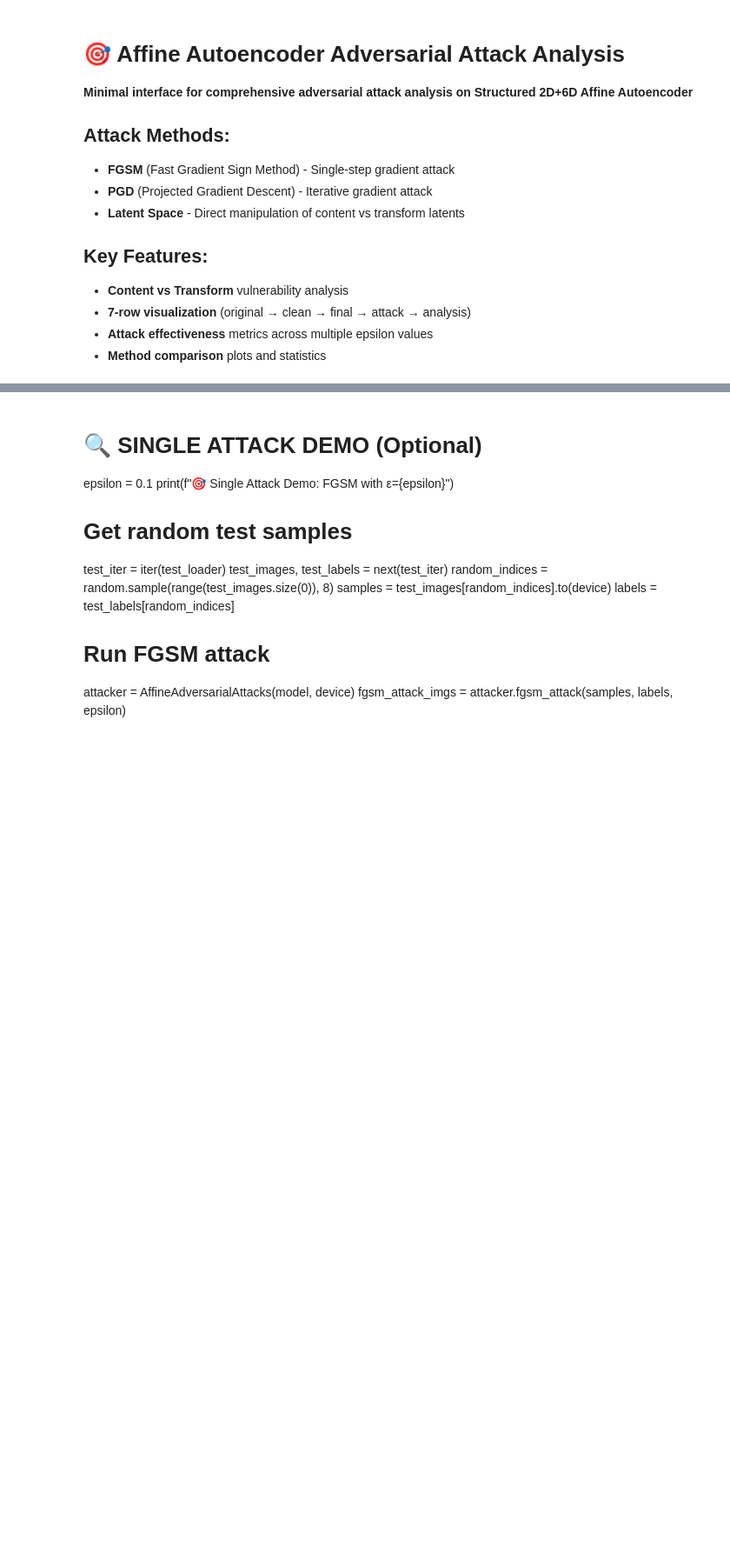
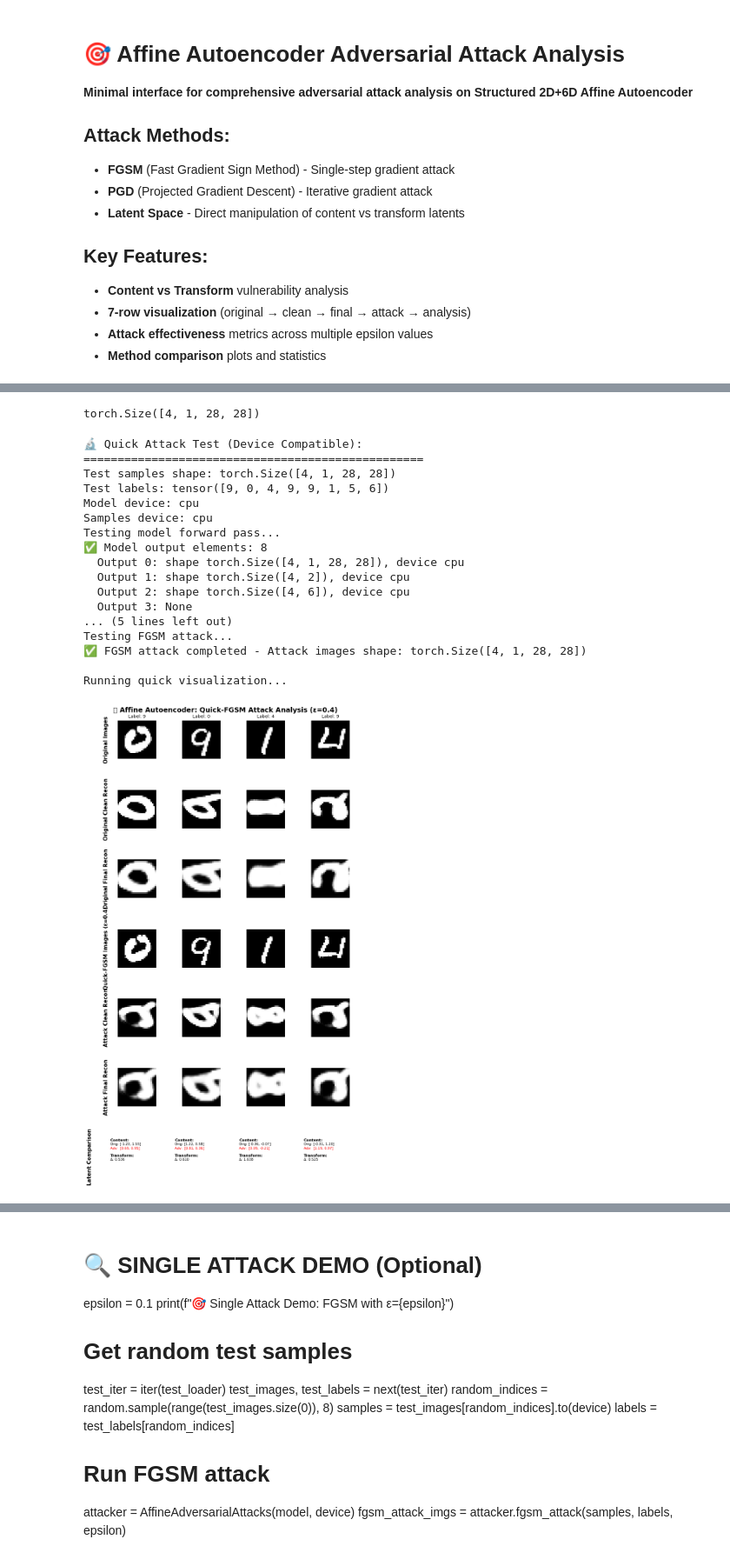
Before and after one commit to amplipy/adversAE, a Jupyter notebook: adversae/vae_training/affine/affine_adversarial_attack_analysis.ipynb, the cells around one changed output, grey strips where cells are left out. Shown: that part at 87% size. Cells and saved outputs as stored; diff of their text form; code cells hidden in the pictures; blank space fills up the shorter version.

Commit message:
found issues with undertraining and rotation of affine images

```diff
--- a/adversae/vae_training/affine/affine_adversarial_attack_analysis.ipynb
+++ b/adversae/vae_training/affine/affine_adversarial_attack_analysis.ipynb
@@ -92,0 +992,71 @@ print("\n🏁 Attack analysis completed!")
+# %%
+attack_samples_cpu.shape
+# %% [output]
+torch.Size([4, 1, 28, 28])
+# %%
+# 🧪 QUICK TEST - Device-compatible version
+print("🔬 Quick Attack Test (Device Compatible):")
+print("="*50)
+
+# Use CPU-compatible samples and model (from device compatibility check)
+# Take just 2 samples for quick test
+test_samples = attack_samples_cpu  # Use CPU samples
+test_labels = attack_labels
+
+print(f"Test samples shape: {test_samples.shape}")
+print(f"Test labels: {test_labels}")
+print(f"Model device: {next(model_cpu.parameters()).device}")
+print(f"Samples device: {test_samples.device}")
+
+print("Testing model forward pass...")
+with torch.no_grad():
+    model_output = model_cpu(test_samples)  # Use CPU model with CPU samples
+    print(f"✅ Model output elements: {len(model_output)}")
+    for i, output in enumerate(model_output):
+        if output is not None:
+            print(f"  Output {i}: shape {output.shape}, device {output.device}")
+        else:
+            print(f"  Output {i}: None")
+
+# Quick FGSM attack test
+print("\nTesting FGSM attack...")
+epsilon = 0.4
+try:
+    # Correct FGSM attack signature: (images, labels, epsilon)
+    fgsm_attack_imgs = attacker.fgsm_attack(test_samples, test_labels, epsilon)
+    print(f"✅ FGSM attack completed - Attack images shape: {fgsm_attack_imgs.shape}")
+
+    # Quick visualization
+    print("\nRunning quick visualization...")
+    visualize_affine_attack_analysis(test_samples, fgsm_attack_imgs, model_cpu, attack_device,
+                                   "Quick-FGSM", epsilon, test_labels)
+
+    # Quick effectiveness analysis (correct signature: original_imgs, attack_imgs, model, device, attack_name, epsilon)
+    print("\nRunning quick effectiveness analysis...")
+    demo_results = analyze_attack_effectiveness(test_samples, fgsm_attack_imgs, model_cpu, attack_device,
+                                              "Quick-Test", epsilon)
+
+    print("\n✅ All quick tests completed successfully!")
+
+except Exception as e:
+    print(f"❌ Error during quick test: {e}")
+    print("Check device compatibility and model setup.")
+# %% [output]
+🔬 Quick Attack Test (Device Compatible):
+==================================================
+Test samples shape: torch.Size([4, 1, 28, 28])
+Test labels: tensor([9, 0, 4, 9, 9, 1, 5, 6])
+Model device: cpu
+Samples device: cpu
+Testing model forward pass...
+✅ Model output elements: 8
+  Output 0: shape torch.Size([4, 1, 28, 28]), device cpu
+  Output 1: shape torch.Size([4, 2]), device cpu
+  Output 2: shape torch.Size([4, 6]), device cpu
+  Output 3: None
+... (5 lines left out)
+Testing FGSM attack...
+✅ FGSM attack completed - Attack images shape: torch.Size([4, 1, 28, 28])
+
+Running quick visualization...
+[figure, added]
```
Also changed, not shown: parts of 40 cells of this notebook, 16 other files.
